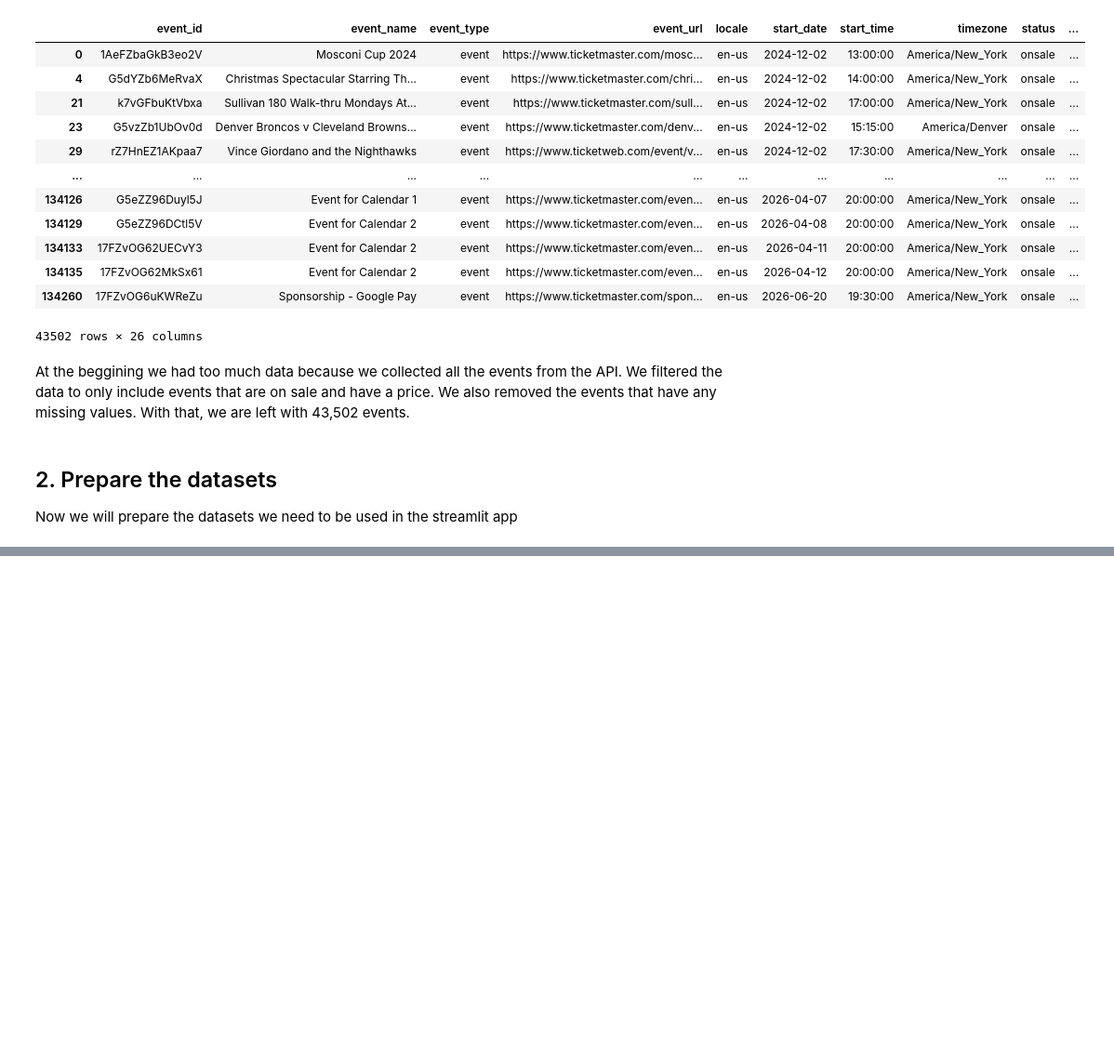
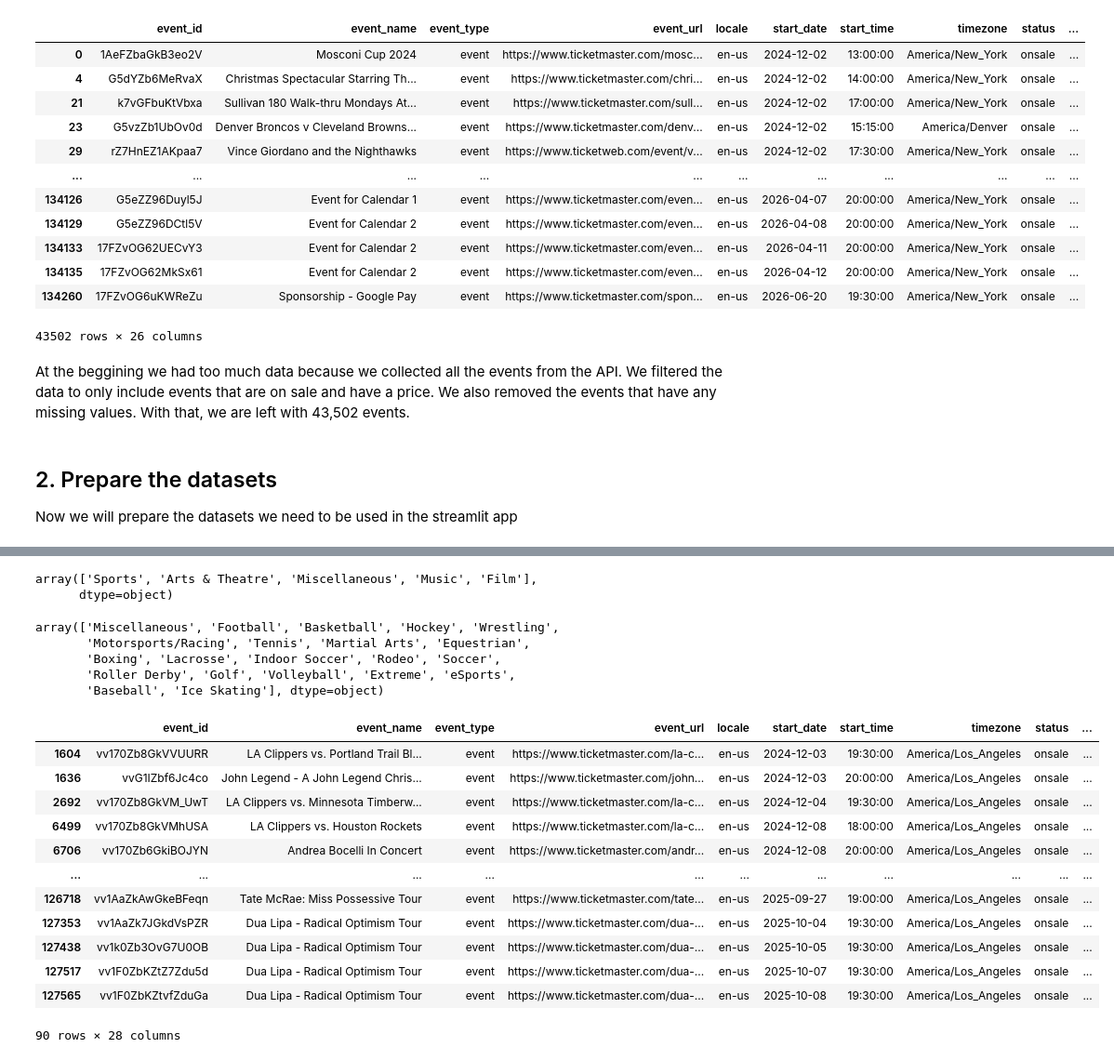
Before and after one commit to danielkwapien/web-analytics-course-final-project, a Jupyter notebook: clean_data.ipynb, the cells around one changed output, grey strips where cells are left out. Shown at 93% size. Drawn from its saved outputs; the diff is of its cells as text; code cells hidden in the pictures; blank space fills up the shorter version.

```diff
--- a/clean_data.ipynb
+++ b/clean_data.ipynb
@@ -79,0 +83,30 @@ prices_by_state.to_csv('./data/prices_by_state.csv', index=False)
+# %%
+events_df['segment_name'].unique()
+# %% [output]
+array(['Sports', 'Arts & Theatre', 'Miscellaneous', 'Music', 'Film'],
+      dtype=object)
+# %%
+test_df = events_df[events_df['segment_name'] == 'Sports']
+test_df['genre_name'].unique()
+# %% [output]
+array(['Miscellaneous', 'Football', 'Basketball', 'Hockey', 'Wrestling',
+       'Motorsports/Racing', 'Tennis', 'Martial Arts', 'Equestrian',
+       'Boxing', 'Lacrosse', 'Indoor Soccer', 'Rodeo', 'Soccer',
+       'Roller Derby', 'Golf', 'Volleyball', 'Extreme', 'eSports',
+       'Baseball', 'Ice Skating'], dtype=object)
+# %%
+events_df[events_df['venue_city']=='Inglewood']
+# %% [output]
+|  | event_id | event_name | event_type | event_url | locale | start_date | start_time | timezone | status | ... |
+| 1604 | vv170Zb8GkVVUURR | LA Clippers vs. Portland Trail Bl... | event | https://www.ticketmaster.com/la-c... | en-us | 2024-12-03 | 19:30:00 | America/Los_Angeles | onsale | ... |
+| 1636 | vvG1IZbf6Jc4co | John Legend - A John Legend Chris... | event | https://www.ticketmaster.com/john... | en-us | 2024-12-03 | 20:00:00 | America/Los_Angeles | onsale | ... |
+| 2692 | vv170Zb8GkVM_UwT | LA Clippers vs. Minnesota Timberw... | event | https://www.ticketmaster.com/la-c... | en-us | 2024-12-04 | 19:30:00 | America/Los_Angeles | onsale | ... |
+| 6499 | vv170Zb8GkVMhUSA | LA Clippers vs. Houston Rockets | event | https://www.ticketmaster.com/la-c... | en-us | 2024-12-08 | 18:00:00 | America/Los_Angeles | onsale | ... |
+| 6706 | vv170Zb6GkiBOJYN | Andrea Bocelli In Concert | event | https://www.ticketmaster.com/andr... | en-us | 2024-12-08 | 20:00:00 | America/Los_Angeles | onsale | ... |
+| ... | ... | ... | ... | ... | ... | ... | ... | ... | ... | ... |
+| 126718 | vv1AaZkAwGkeBFeqn | Tate McRae: Miss Possessive Tour | event | https://www.ticketmaster.com/tate... | en-us | 2025-09-27 | 19:00:00 | America/Los_Angeles | onsale | ... |
+| 127353 | vv1AaZk7JGkdVsPZR | Dua Lipa - Radical Optimism Tour | event | https://www.ticketmaster.com/dua-... | en-us | 2025-10-04 | 19:30:00 | America/Los_Angeles | onsale | ... |
+| 127438 | vv1k0Zb3OvG7U0OB | Dua Lipa - Radical Optimism Tour | event | https://www.ticketmaster.com/dua-... | en-us | 2025-10-05 | 19:30:00 | America/Los_Angeles | onsale | ... |
+| 127517 | vv1F0ZbKZtZ7Zdu5d | Dua Lipa - Radical Optimism Tour | event | https://www.ticketmaster.com/dua-... | en-us | 2025-10-07 | 19:30:00 | America/Los_Angeles | onsale | ... |
+| 127565 | vv1F0ZbKZtvfZduGa | Dua Lipa - Radical Optimism Tour | event | https://www.ticketmaster.com/dua-... | en-us | 2025-10-08 | 19:30:00 | America/Los_Angeles | onsale | ... |
+90 rows × 28 columns
```
Also changed, not shown: parts of 2 cells of this notebook, 19 other files.
